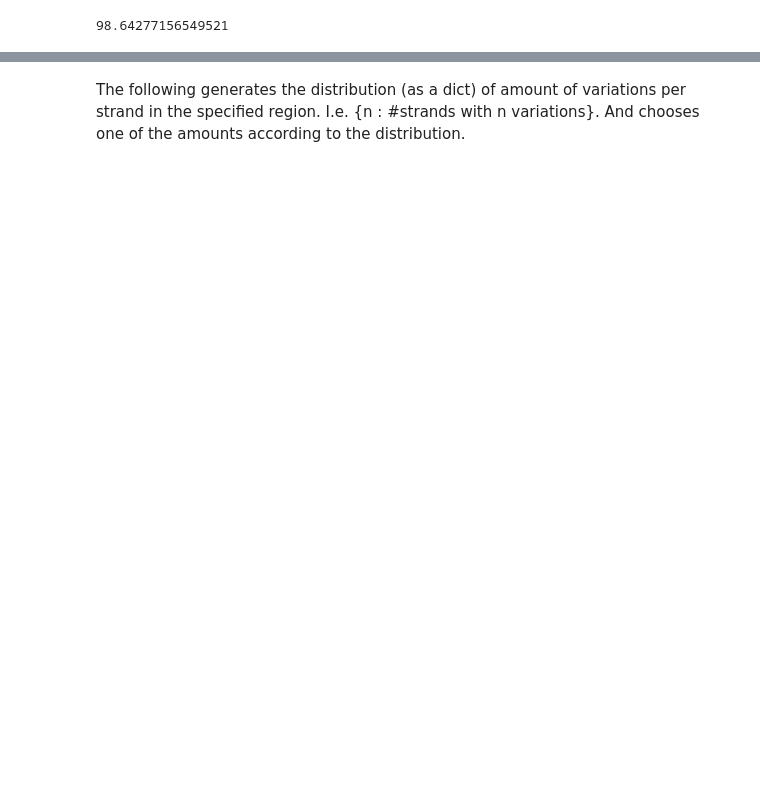
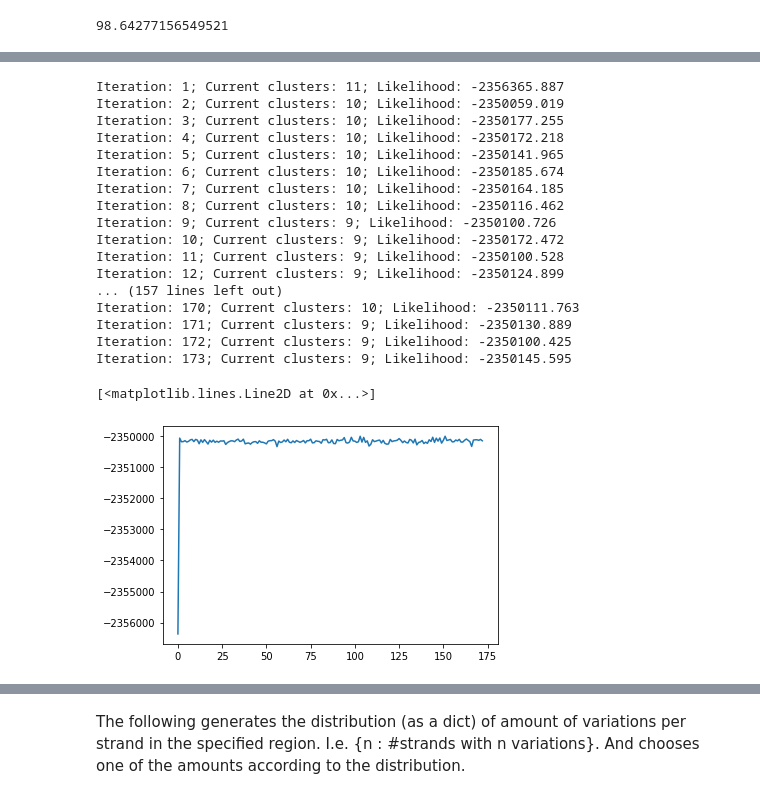
Before and after one commit to manuelgloeckler/sequence_bioinfo, a Jupyter notebook: project/Gentype.ipynb, the cells around one changed output, grey strips where cells are left out. Cells and saved outputs as stored; diff of their text form; code cells hidden in the pictures; blank space fills up the shorter version.

```diff
--- a/project/Gentype.ipynb
+++ b/project/Gentype.ipynb
@@ -327,0 +81,24 @@ plt.plot(principalComponents2[:,0], principalComponents2[:,1], ".")
+# %%
+model2 = PiCollapsedNonparametricGibbsSampler(42)
+model2.fit(inference_matrix, num_burn_in_steps = 100, delta = 1, alpha = 1)
+plt.plot(model2.ll_list)
+# %% [output]
+Iteration: 1; Current clusters: 11; Likelihood: -2356365.887
+Iteration: 2; Current clusters: 10; Likelihood: -2350059.019
+Iteration: 3; Current clusters: 10; Likelihood: -2350177.255
+Iteration: 4; Current clusters: 10; Likelihood: -2350172.218
+Iteration: 5; Current clusters: 10; Likelihood: -2350141.965
+Iteration: 6; Current clusters: 10; Likelihood: -2350185.674
+Iteration: 7; Current clusters: 10; Likelihood: -2350164.185
+Iteration: 8; Current clusters: 10; Likelihood: -2350116.462
+Iteration: 9; Current clusters: 9; Likelihood: -2350100.726
+Iteration: 10; Current clusters: 9; Likelihood: -2350172.472
+Iteration: 11; Current clusters: 9; Likelihood: -2350100.528
+Iteration: 12; Current clusters: 9; Likelihood: -2350124.899
+... (157 lines left out)
+Iteration: 170; Current clusters: 10; Likelihood: -2350111.763
+Iteration: 171; Current clusters: 9; Likelihood: -2350130.889
+Iteration: 172; Current clusters: 9; Likelihood: -2350100.425
+Iteration: 173; Current clusters: 9; Likelihood: -2350145.595
+[<matplotlib.lines.Line2D at 0x...>]
+[figure, added]
```
Also changed, not shown: parts of 44 cells of this notebook, 1 other file.
